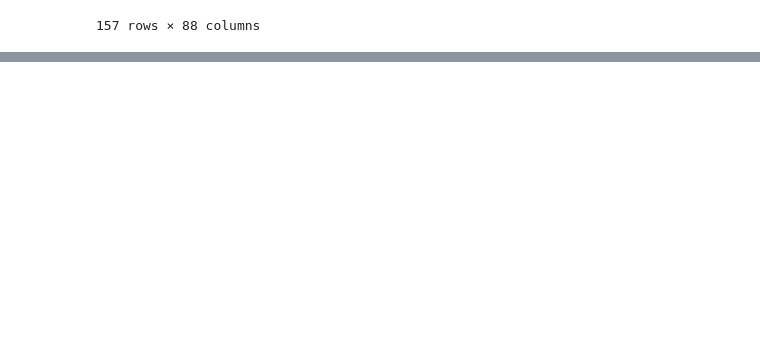
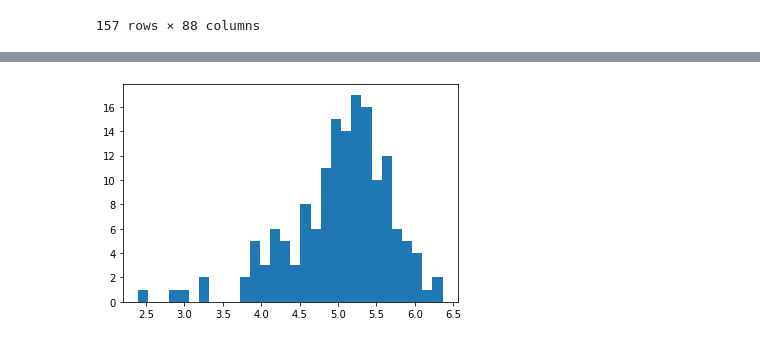
Before and after one commit to ageller/compileGCs, a Jupyter notebook: compileGCs.ipynb, the cells around one changed output, grey strips where cells are left out. Saved outputs shown, nothing was run; the diff lists cells and outputs as text; code cells hidden in the pictures; blank space fills up the shorter version.

```diff
--- a/compileGCs.ipynb
+++ b/compileGCs.ipynb
@@ -319,0 +347,5 @@ harrisPosPhotVel_MarinFranch_Milone_df.to_csv('GCcompiled.csv')
+# %%
+f,ax = plt.subplots()
+_ = ax.hist(np.log10(hasMass['Mcl[MSun]']), 30)
+# %% [output]
+[figure, added]
```
Also changed, not shown: parts of 6 cells of this notebook.
